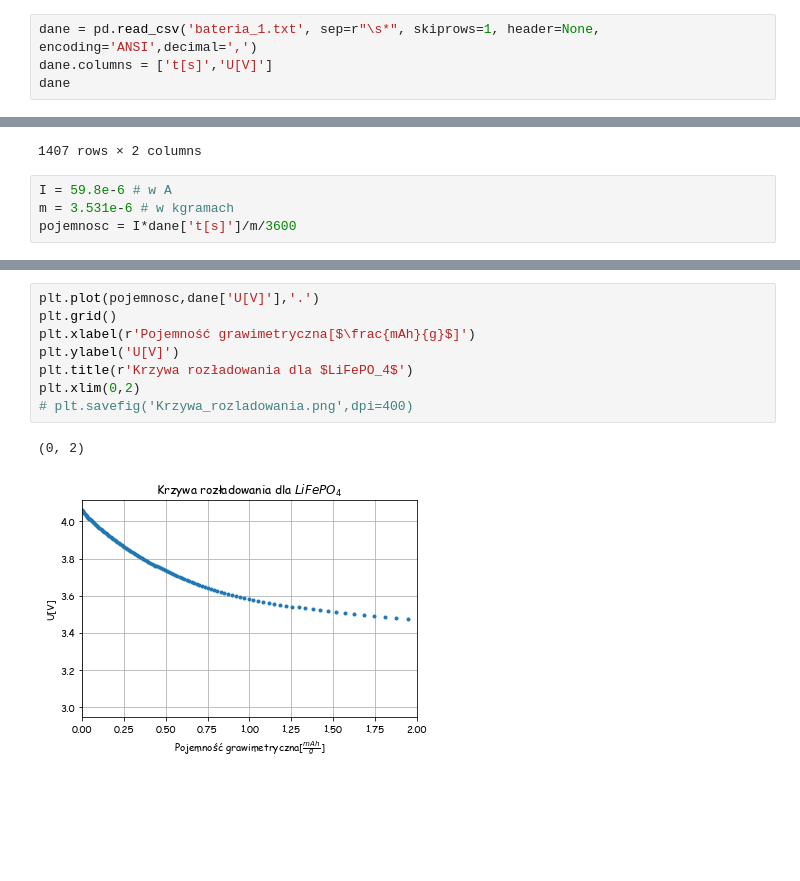
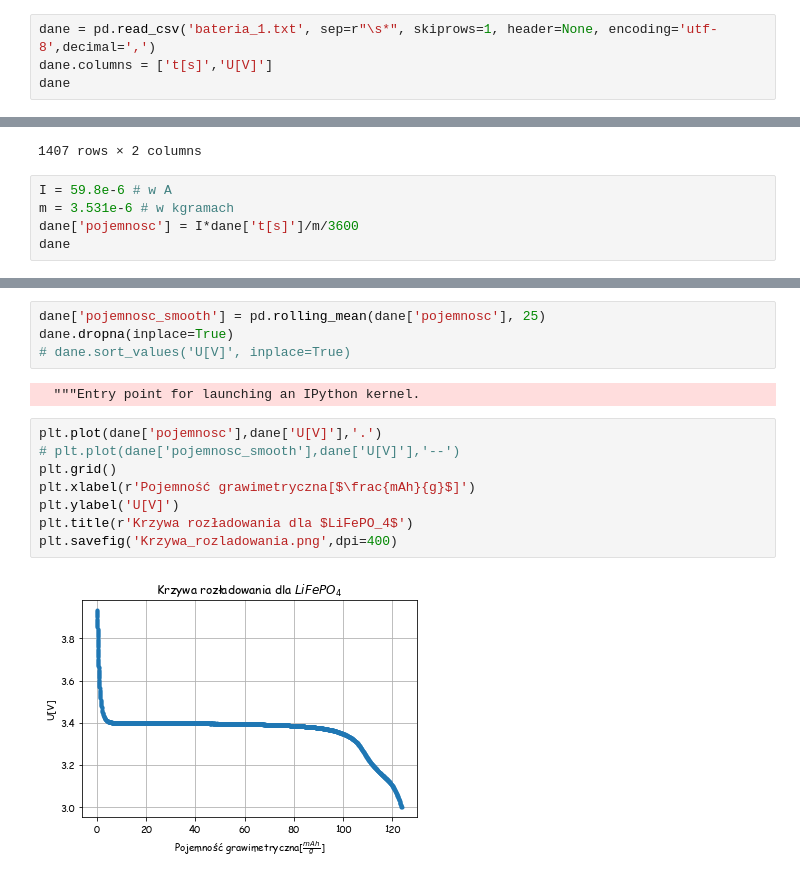
Before and after one commit to MarikinPaulina/WDFCS, a Jupyter notebook: Projekt/Lion.ipynb, the cells around one changed output, grey strips where cells are left out. Saved outputs shown, nothing was run; the diff lists cells and outputs as text; blank space fills up the shorter version.

```diff
--- a/Projekt/Lion.ipynb
+++ b/Projekt/Lion.ipynb
@@ -13,7 +13,7 @@ constants.N_A.si.value
 # %%
 rc('font', family='Comic Sans MS')
 # %%
-dane = pd.read_csv('bateria_1.txt', sep=r"\s*", skiprows=1, header=None, encoding='ANSI',decimal=',')
+dane = pd.read_csv('bateria_1.txt', sep=r"\s*", skiprows=1, header=None, encoding='utf-8',decimal=',')
 dane.columns = ['t[s]','U[V]']
 dane
 # %% [output]
@@ -38,4 +38,5 @@ dane
 # %%
 I = 59.8e-6 # w A
 m = 3.531e-6 # w kgramach
-pojemnosc = I*dane['t[s]']/m/3600
+dane['pojemnosc'] = I*dane['t[s]']/m/3600
+dane
@@ -42,13 +67,18 @@ pojemnosc = I*dane['t[s]']/m/3600
+# %%
+dane['pojemnosc_smooth'] = pd.rolling_mean(dane['pojemnosc'], 25)
+dane.dropna(inplace=True)
+# dane.sort_values('U[V]', inplace=True)
+# %% [output]
+  """Entry point for launching an IPython kernel.
 # %%
-plt.plot(pojemnosc,dane['U[V]'],'.')
+plt.plot(dane['pojemnosc'],dane['U[V]'],'.')
+# plt.plot(dane['pojemnosc_smooth'],dane['U[V]'],'--')
 plt.grid()
 plt.xlabel(r'Pojemność grawimetryczna[$\frac{mAh}{g}$]')
 plt.ylabel('U[V]')
 plt.title(r'Krzywa rozładowania dla $LiFePO_4$')
-plt.xlim(0,2)
-# plt.savefig('Krzywa_rozladowania.png',dpi=400)
+plt.savefig('Krzywa_rozladowania.png',dpi=400)
 # %% [output]
-(0, 2)
-[figure, old version]
+[figure, new version]
 # %%
 #Pojemność grawimetryczna
```
Also changed, not shown: parts of 8 cells of this notebook, 6 other files.
